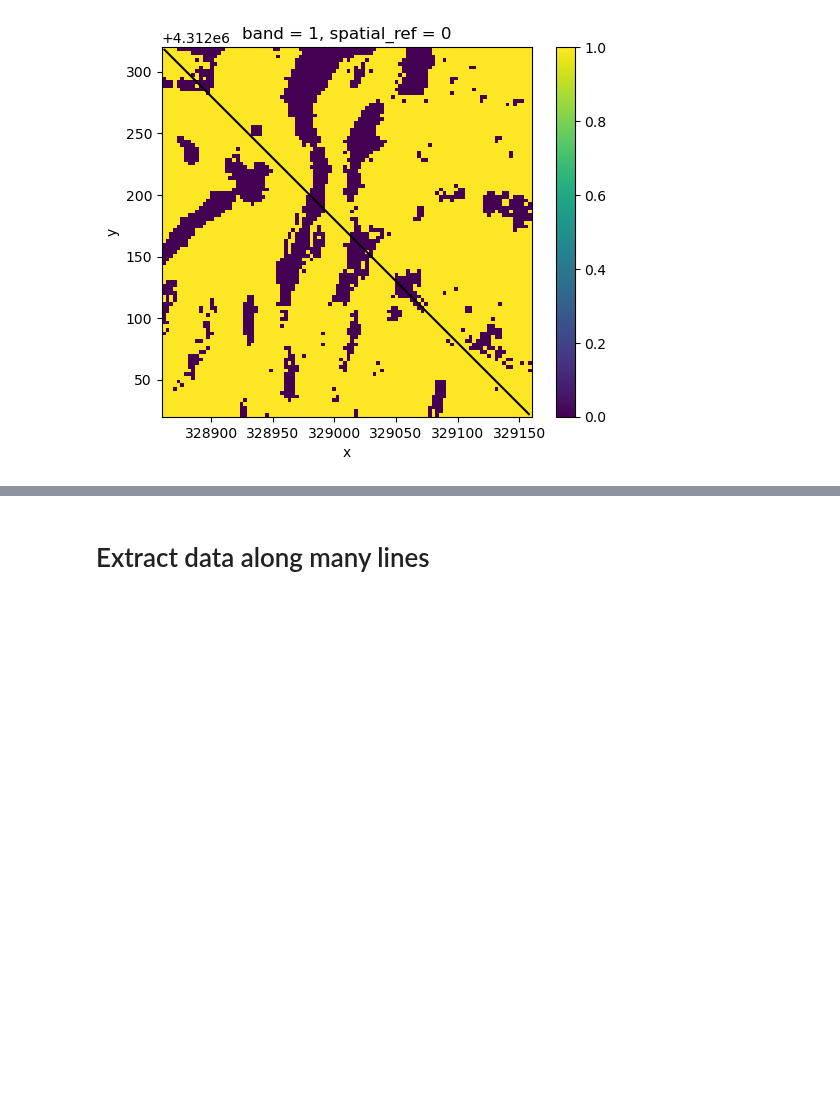
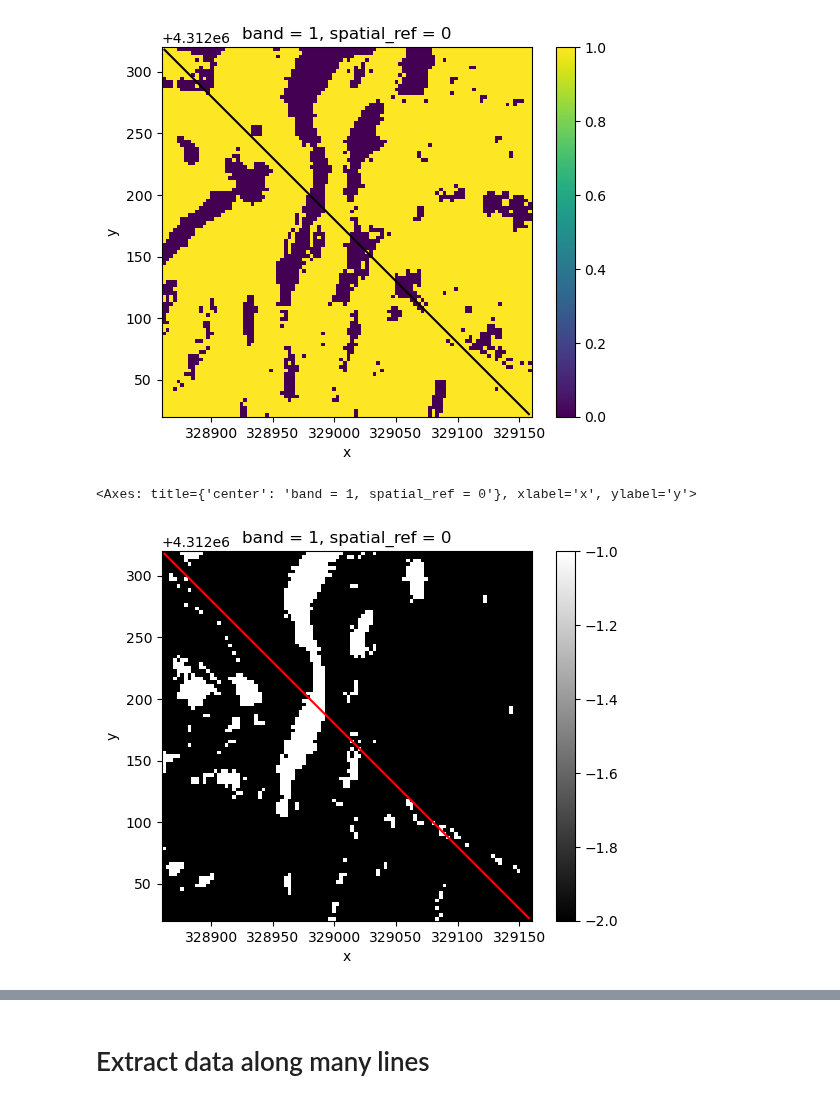
Before and after one commit to elischwat/sublimationofsnow, a Jupyter notebook: analysis/paper3/planet_data/extract_path_lengths_from_sca.ipynb, the cells around one changed output, grey strips where cells are left out. Saved outputs shown, nothing was run; the diff lists cells and outputs as text; code cells hidden in the pictures; blank space fills up the shorter version.

```diff
--- a/analysis/paper3/planet_data/extract_path_lengths_from_sca.ipynb
+++ b/analysis/paper3/planet_data/extract_path_lengths_from_sca.ipynb
@@ -135,4 +135,11 @@ srcs[3].plot()
 # %%
 sample_df1  = sample_along_line(high_res_line, srcs[3])
 sample_df2  = sample_along_line(high_res_line, srcs[4])
+# %%
+fig, ax = plt.subplots()
+(~srcs[4]).plot(cmap='grey', ax=ax)
+gpd.GeoDataFrame(geometry=[high_res_line]).plot(color='red', ax=ax)
+# %% [output]
+<Axes: title={'center': 'band = 1, spatial_ref = 0'}, xlabel='x', ylabel='y'>
+[figure, added]
 # %%
```
Also changed, not shown: parts of 1 cell of this notebook, 3 other files.
